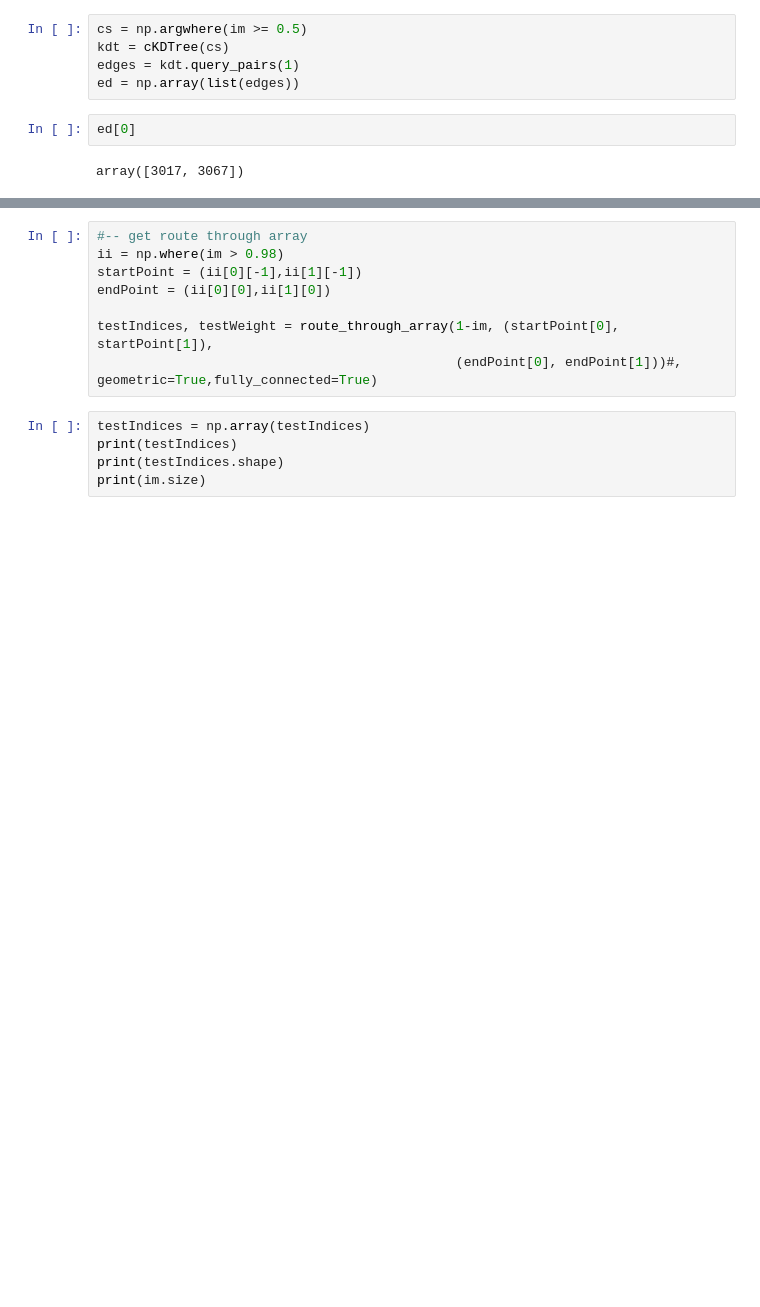
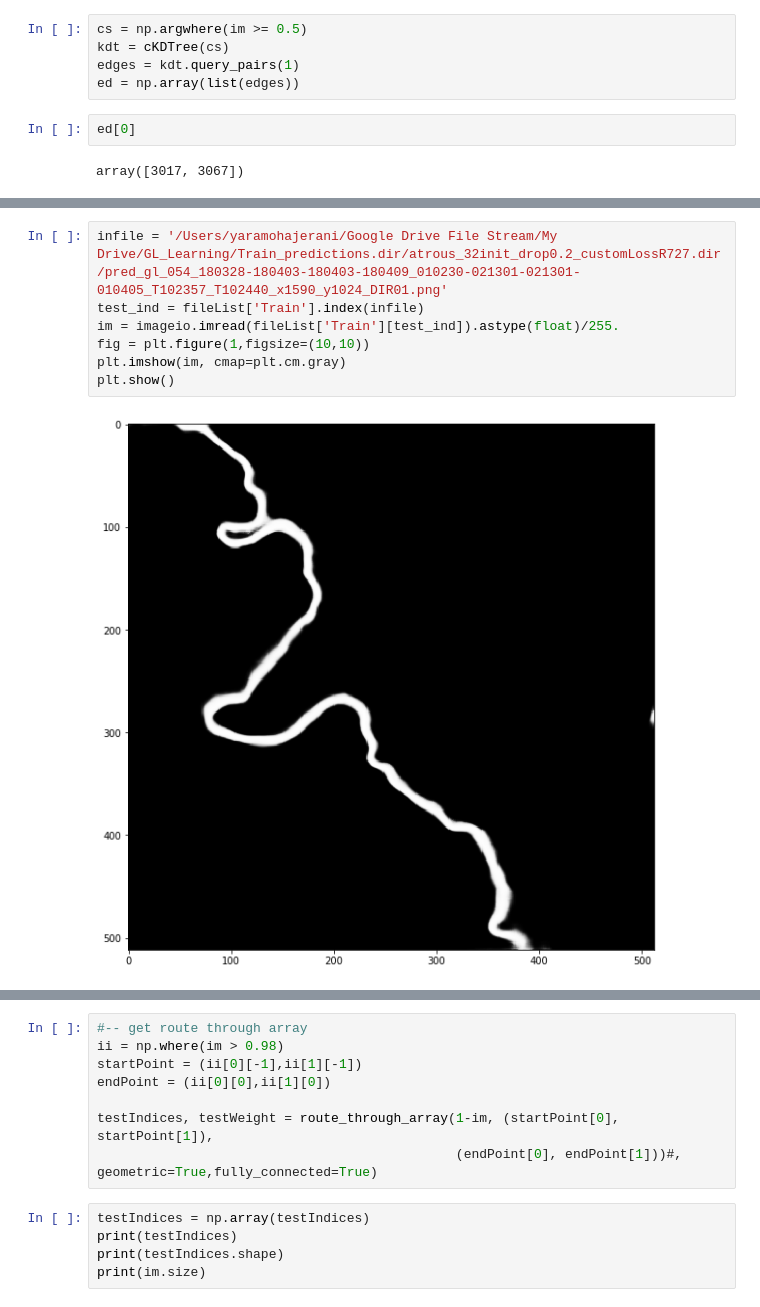
Before and after one commit to yaramohajerani/GL_learning, a Jupyter notebook: GL_postprocessing_geocoded_complex.ipynb, the cells around one changed output, grey strips where cells are left out. Drawn from its saved outputs; the diff is of its cells as text; blank space fills up the shorter version.

```diff
--- a/GL_postprocessing_geocoded_complex.ipynb
+++ b/GL_postprocessing_geocoded_complex.ipynb
@@ -273,0 +210,9 @@ print(ii[0][-1],ii[1][-1])
+# %%
+infile = '/Users/yaramohajerani/Google Drive File Stream/My Drive/GL_Learning/Train_predictions.dir/atrous_32init_drop0.2_customLossR727.dir/pred_gl_054_180328-180403-180403-180409_010230-021301-021301-010405_T102357_T102440_x1590_y1024_DIR01.png'
+test_ind = fileList['Train'].index(infile)
+im = imageio.imread(fileList['Train'][test_ind]).astype(float)/255.
+fig = plt.figure(1,figsize=(10,10))
+plt.imshow(im, cmap=plt.cm.gray)
+plt.show()
+# %% [output]
+[figure, added]
```
Also changed, not shown: parts of 20 cells of this notebook, 3 other files.
